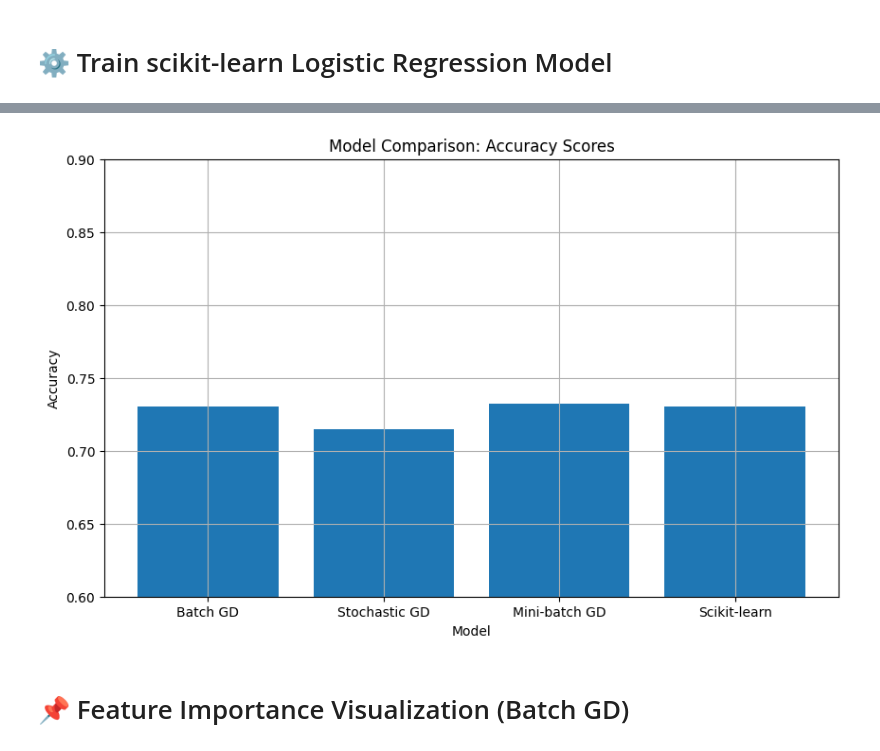
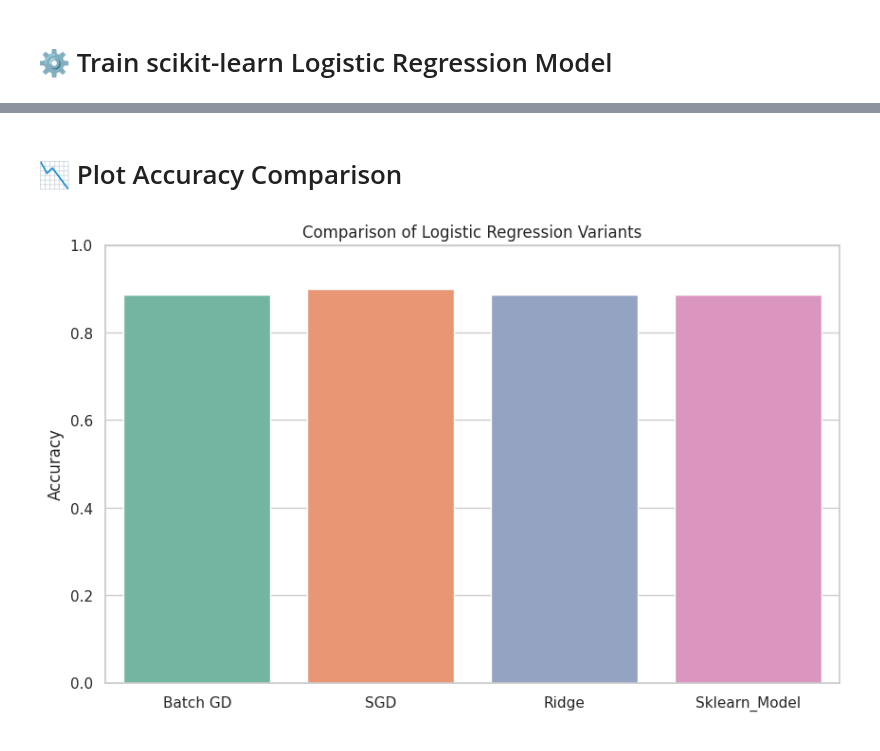
Before and after one commit to mo-elgazar74/Logistic-Regression-ML, a Jupyter notebook: logistic-regression-from-scratch.ipynb, the cells around one changed output, grey strips where cells are left out. Saved outputs shown, nothing was run; the diff lists cells and outputs as text; code cells hidden in the pictures.

```diff
--- a/logistic-regression-from-scratch.ipynb
+++ b/logistic-regression-from-scratch.ipynb
@@ -120,4 +248,4 @@ X = np.hstack([np.ones((X.shape[0], 1)), X])
 # %% [markdown]
 # 🧪 Train/Test Split
 # %%
-X_train, X_test, y_train, y_test = train_test_split(X, y, test_size=0.2, random_state=14, stratify=y)
+X_train, X_test, y_train, y_test = train_test_split(X_scaled, y, test_size=0.2, random_state=42)
@@ -126,5 +252,2 @@ X_train, X_test, y_train, y_test = train_test_split(X, y, test_size=0.2, random_
-# %%
-def sigmoid(z):
-    return 1 / (1 + np.exp(-z))
 # %% [markdown]
 # 🏗️ Logistic Regression from Scratch (Class Definition)
@@ -214,5 +381,2 @@ Training Mini-batch GD...
 # %% [markdown]
 # ⚙️ Train scikit-learn Logistic Regression Model
-# %%
-sklearn_lr = LogisticRegression(penalty='l2', C=1/0.01, solver='liblinear', max_iter=5000)
-sklearn_lr.fit(X_train, y_train)
@@ -356,0 +383,15 @@ Accuracy: 0.7305 (using threshold=0.2449)
+# %%
+params = {
+    'C': [0.01, 0.1, 1, 10]
+}
+grid = GridSearchCV(LogisticRegression(max_iter=10000), param_grid=params, cv=2)
+grid.fit(X_train, y_train)
+
+best_model = grid.best_estimator_
+preds_sklearn = best_model.predict(X_test)
+acc = accuracy_score(y_test, preds_sklearn)
+results['Sklearn_Model'] = acc
+
+print("Best Parameters:", grid.best_params_)
+print("Accuracy:", acc)
+print(classification_report(y_test, preds_sklearn))
@@ -357,13 +409,11 @@ Accuracy: 0.7305 (using threshold=0.2449)
+# %% [markdown]
+# 📉 Plot Accuracy Comparison
 # %%
-plt.figure(figsize=(10, 6))
-plt.bar(list(accuracies.keys()) + ['Scikit-learn'], list(accuracies.values()) + [accuracy_sklearn])
-plt.xlabel('Model')
-plt.ylabel('Accuracy')
-plt.title('Model Comparison: Accuracy Scores')
-plt.ylim(0.6, 0.9)
-plt.grid(True)
+plt.figure(figsize=(10,6))
+sns.barplot(x=list(results.keys()), y=list(results.values()), palette="Set2")
+plt.ylabel("Accuracy")
+plt.title("Comparison of Logistic Regression Variants")
+plt.ylim(0,1)
 plt.show()
 # %% [output]
-[figure, old version]
+[figure, new version]
-# %% [markdown]
-# 📌 Feature Importance Visualization (Batch GD)
```
Also changed, not shown: parts of 46 cells of this notebook.
